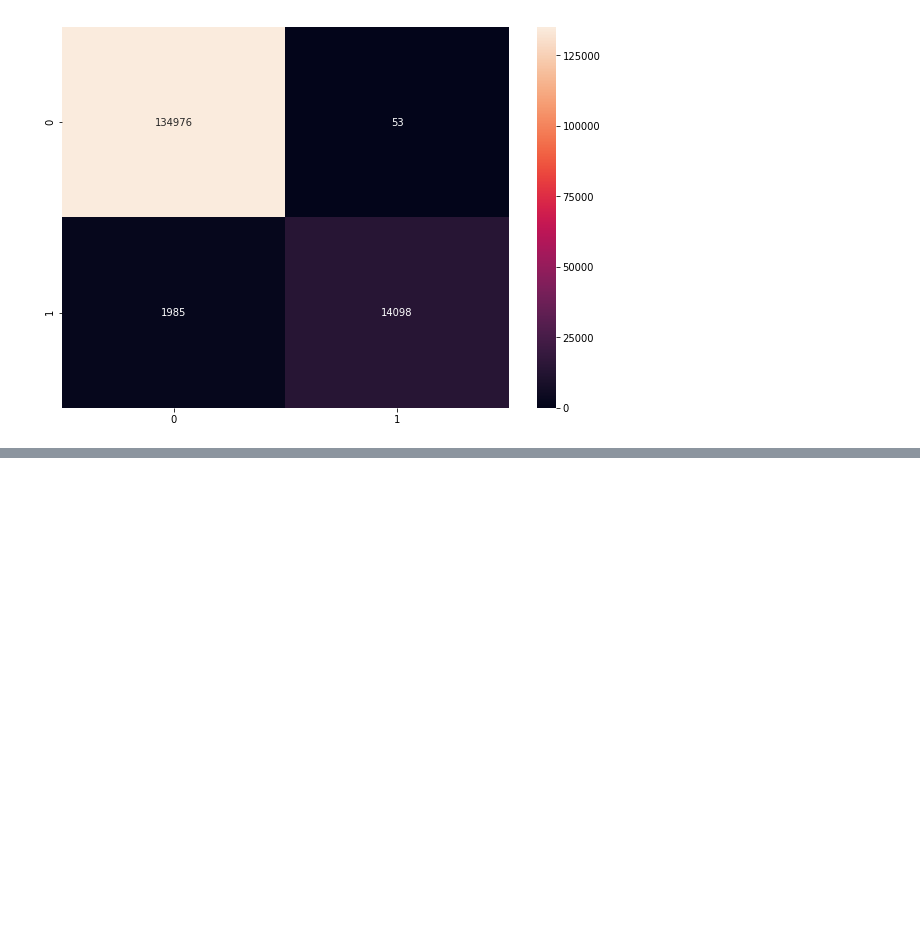
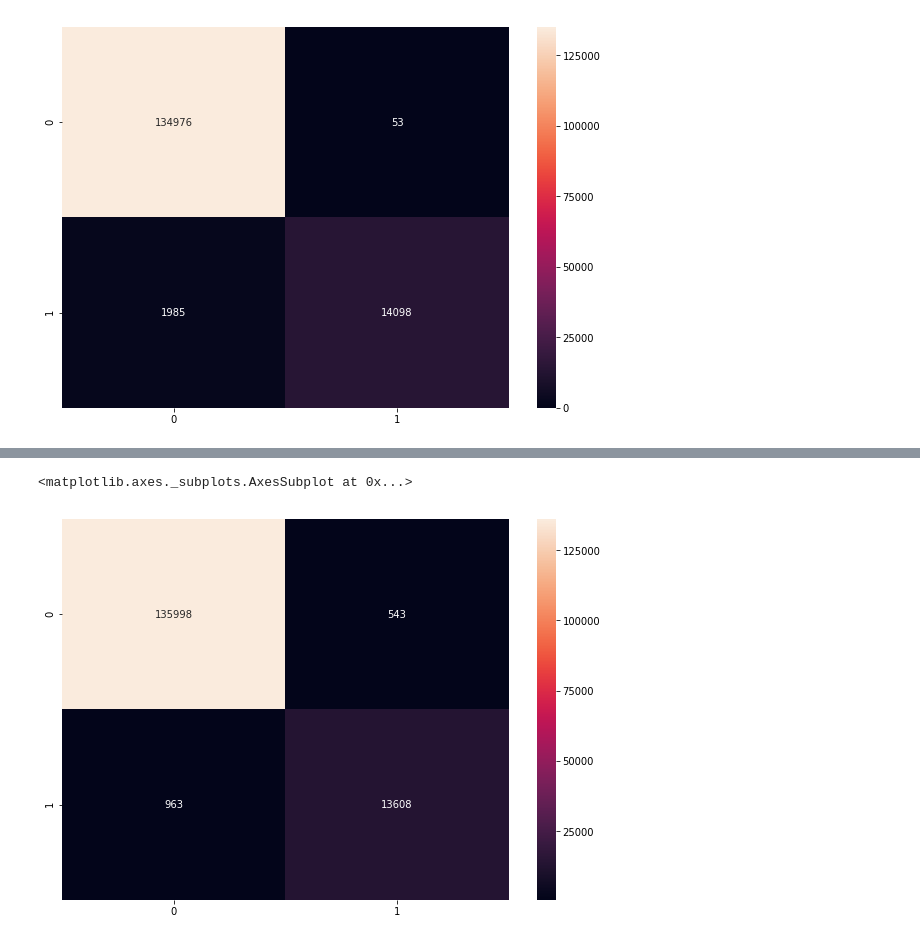
Before and after one commit to tbazzi/Data-Science---Fullstack-Bootcamp, a Jupyter notebook: S4_Projet_FraudulentActivity_V2.ipynb, the cells around one changed output, grey strips where cells are left out. Cells and saved outputs as stored; diff of their text form; code cells hidden in the pictures; blank space fills up the shorter version.

```diff
--- a/S4_Projet_FraudulentActivity_V2.ipynb
+++ b/S4_Projet_FraudulentActivity_V2.ipynb
@@ -202,11 +200,11 @@ data_fraud_dumm.head()
 | 3 | 33 | 40 | 0 | 1.345056e-07 | 0 | 0 | 0 | 0 | ... |
 | 4 | 55 | 38 | 0 | 7.104195e-07 | 0 | 0 | 0 | 0 | ... |
 # %%
-from sklearn.preprocessing import StandardScaler
+'''from sklearn.preprocessing import StandardScaler
 sc_x = StandardScaler()
 #X = data_fraud[["user_id", "purchase_value", "device_id", "source", "browser", "sex", "age", "country", "time"]]
 X = data_fraud_dumm[[ "purchase_value", "age", "time", "device_fraud"]]
-X = sc_x.fit_transform(X)
+X = sc_x.fit_transform(X)'''
 # %%
 from sklearn.preprocessing import KBinsDiscretizer
 est = KBinsDiscretizer(n_bins=3, encode='ordinal', strategy='quantile')
@@ -288,3 +283,10 @@ sns.heatmap(cm, annot=True, fmt="d", ax = ax)
 # %% [output]
 <matplotlib.axes._subplots.AxesSubplot at 0x...>
 [figure]
+# %%
+from sklearn.ensemble import BaggingClassifier as BC
+rfc = RandomForestClassifier()
+modelB = BC(base_estimator = rfc, n_estimators = 100, warm_start = True, bootstrap_features=True, max_samples=0.9)
+modelB_fit = modelB.fit(X_train,y_train)
+
+modelB_fit.score(X_test,y_test)
@@ -290,0 +305,9 @@ sns.heatmap(cm, annot=True, fmt="d", ax = ax)
+# %%
+from sklearn.metrics import confusion_matrix
+y_pred = modelB_fit.predict(X)
+cm = confusion_matrix(y_pred, y)
+fig, ax = plt.subplots(figsize=(10,7))
+sns.heatmap(cm, annot=True, fmt="d", ax = ax)
+# %% [output]
+<matplotlib.axes._subplots.AxesSubplot at 0x...>
+[figure, added]
```
Also changed, not shown: parts of 5 cells of this notebook.
